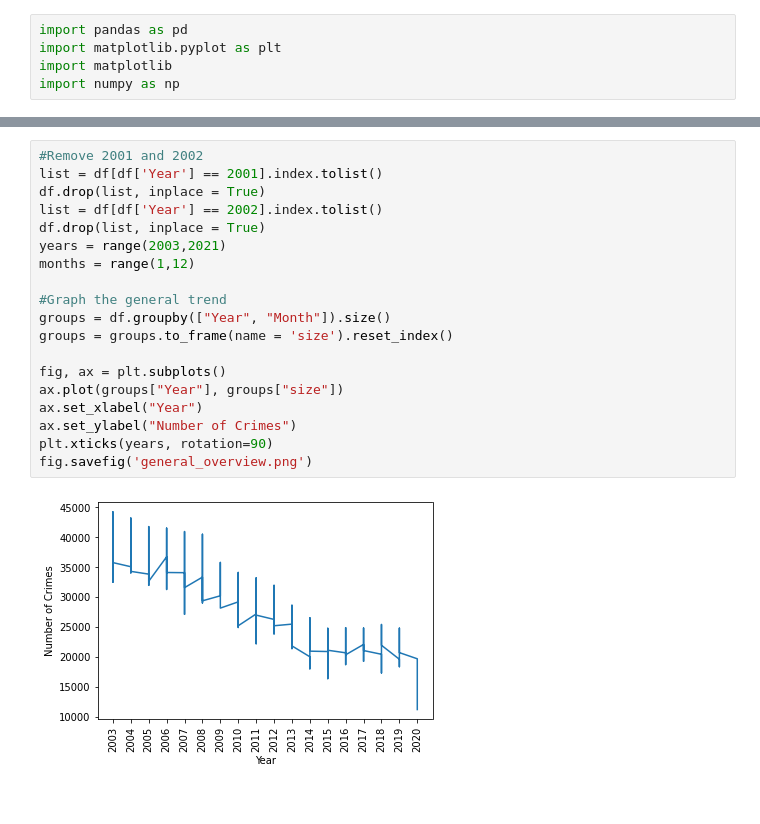
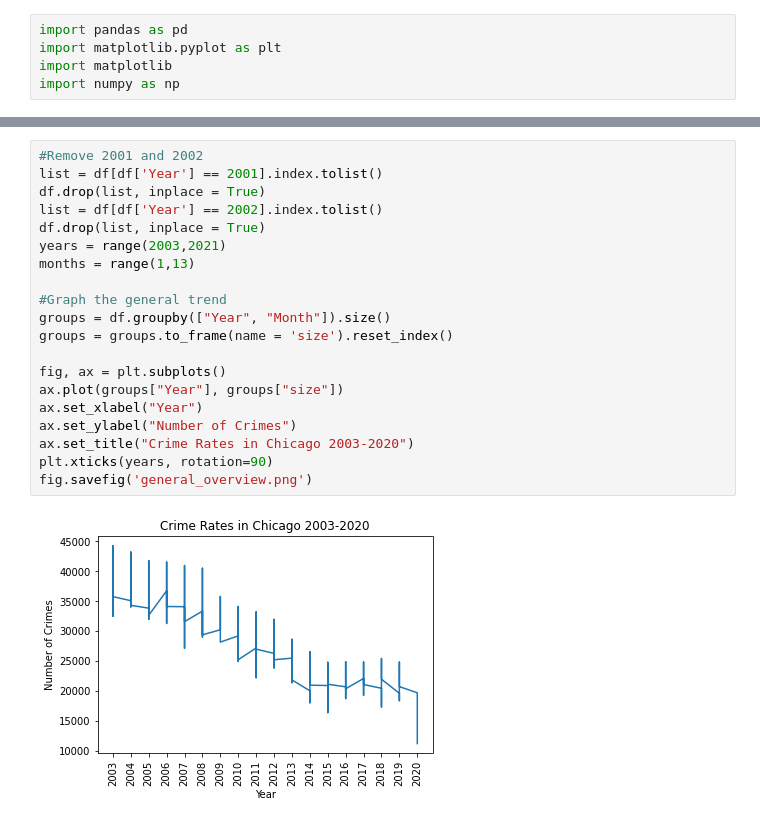
Before and after one commit to a-matai/datasiensgrup, a Jupyter notebook: src/Crime-Analysis.ipynb, the cells around one changed output, grey strips where cells are left out. Drawn from its saved outputs; the diff is of its cells as text.

Commit message:
pretty graphs

```diff
--- a/src/Crime-Analysis.ipynb
+++ b/src/Crime-Analysis.ipynb
@@ -11,24 +11,25 @@ AttributeError: module 'pandas' has no attribute 'dataframe'
 # %%
 #Remove 2001 and 2002
 list = df[df['Year'] == 2001].index.tolist()
 df.drop(list, inplace = True)
 list = df[df['Year'] == 2002].index.tolist()
 df.drop(list, inplace = True)
 years = range(2003,2021)
-months = range(1,12)
+months = range(1,13)
 
 #Graph the general trend
 groups = df.groupby(["Year", "Month"]).size()
 groups = groups.to_frame(name = 'size').reset_index()
 
 fig, ax = plt.subplots()
 ax.plot(groups["Year"], groups["size"])
 ax.set_xlabel("Year")
 ax.set_ylabel("Number of Crimes")
+ax.set_title("Crime Rates in Chicago 2003-2020")
 plt.xticks(years, rotation=90)
 fig.savefig('general_overview.png')
 # %% [output]
-[figure, old version]
+[figure, new version]
 # %%
 groups = df.groupby(["Year", "Month"]).size()
 groups = groups.to_frame(name = 'size').reset_index()
```
Also changed, not shown: parts of 2 cells of this notebook, 3 other files.
